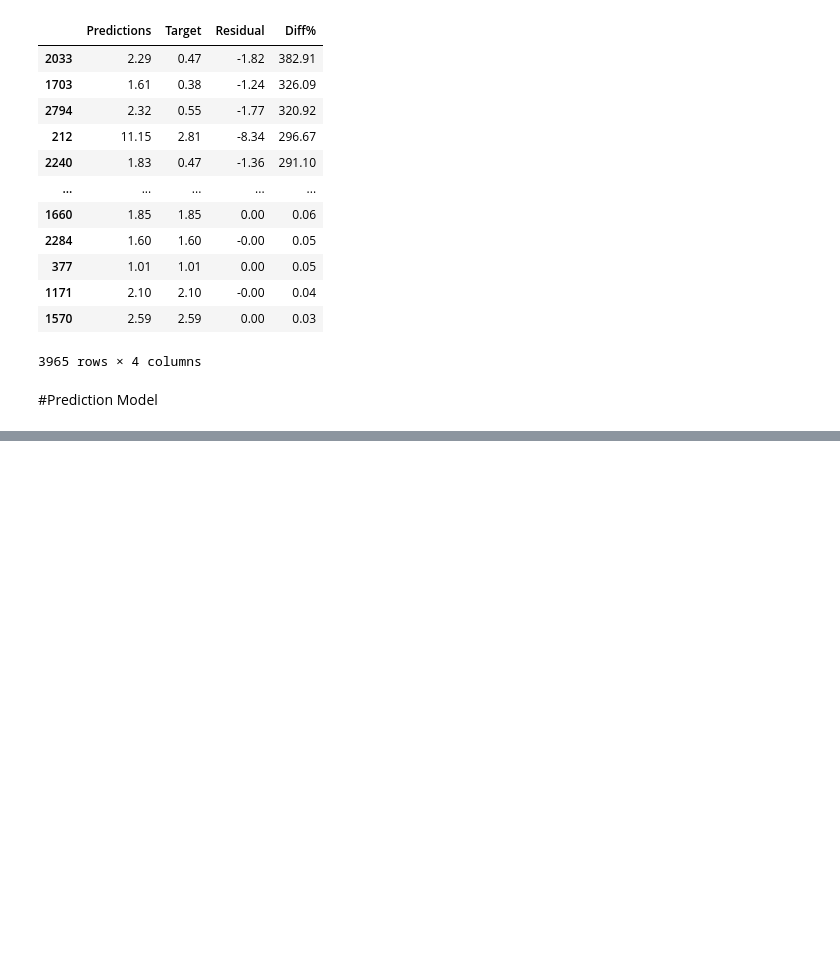
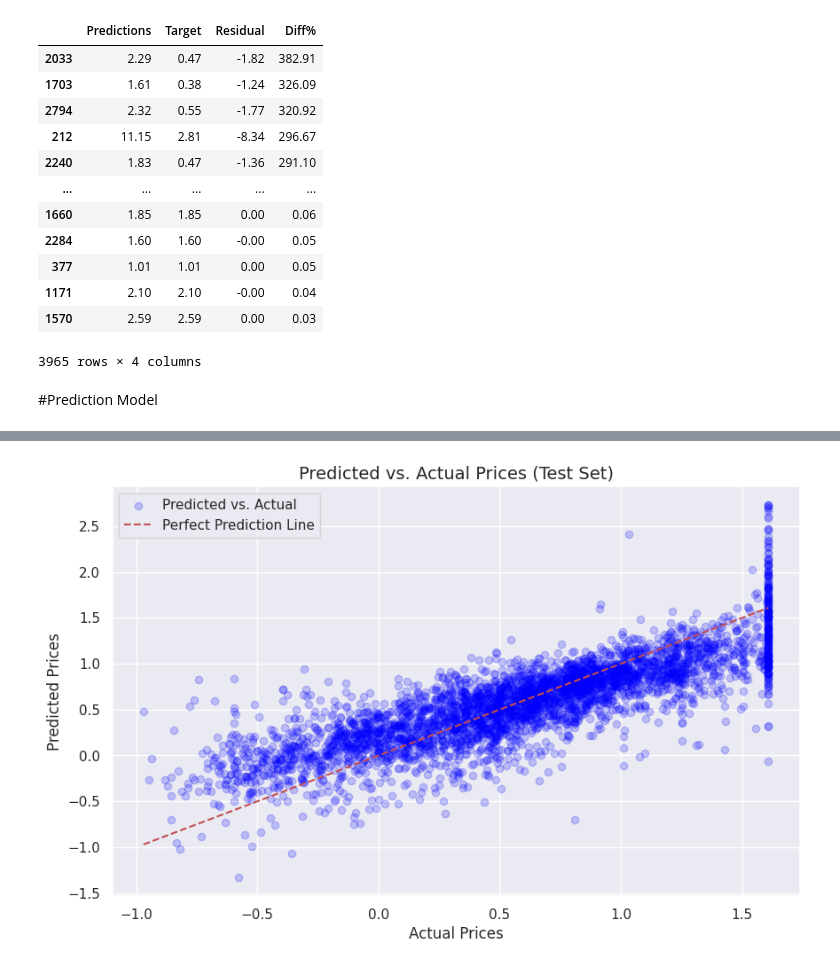
Before and after one commit to WanQi-K/DataSciencePortfolio, a Jupyter notebook: California Housing Linear Regression/California_Housing_Linear_Regression_(More_Data).ipynb, the cells around one changed output, grey strips where cells are left out. Drawn from its saved outputs; the diff is of its cells as text; code cells hidden in the pictures; blank space fills up the shorter version.

```diff
--- a/California Housing Linear Regression/California_Housing_Linear_Regression_(More_Data).ipynb
+++ b/California Housing Linear Regression/California_Housing_Linear_Regression_(More_Data).ipynb
@@ -494,0 +495,15 @@ Predicted Price: $4.34
+# %%
+
+# Scatter plot of actual vs. predicted prices
+plt.figure(figsize=(10, 6))
+plt.scatter(y_test, y_hat_test, alpha=0.2, color='blue', label='Predicted vs. Actual')
+plt.plot([y_test.min(), y_test.max()], [y_test.min(), y_test.max()], 'r--', label='Perfect Prediction Line')
+
+plt.title('Predicted vs. Actual Prices (Test Set)', fontsize=14)
+plt.xlabel('Actual Prices', fontsize=12)
+plt.ylabel('Predicted Prices', fontsize=12)
+plt.legend()
+plt.grid(True)
+plt.show()
+# %% [output]
+[figure, added]
```
Also changed, not shown: parts of 4 cells of this notebook.
